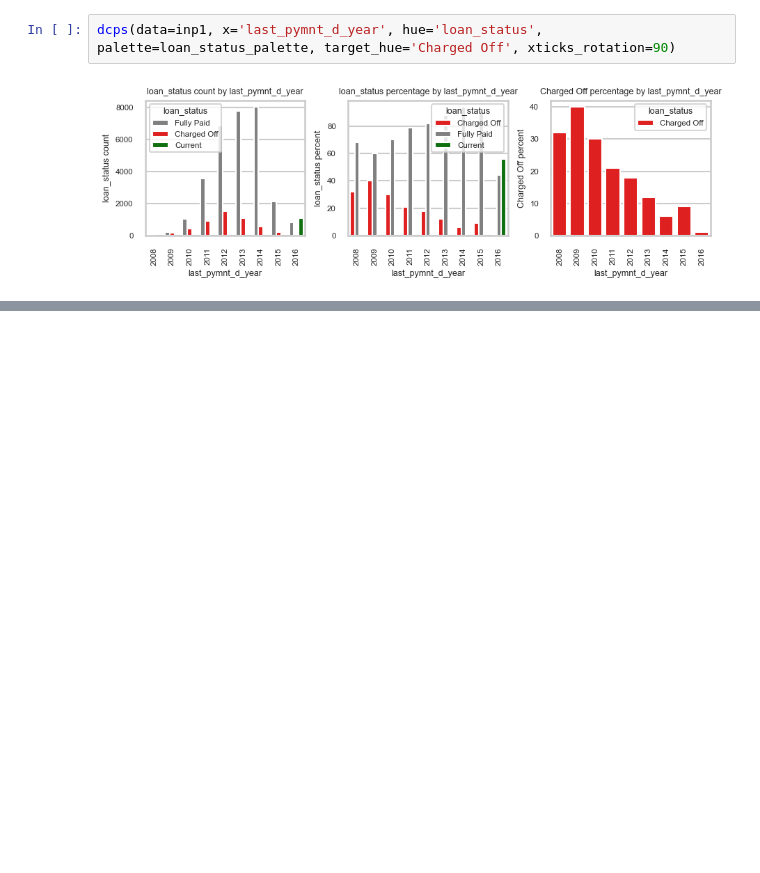
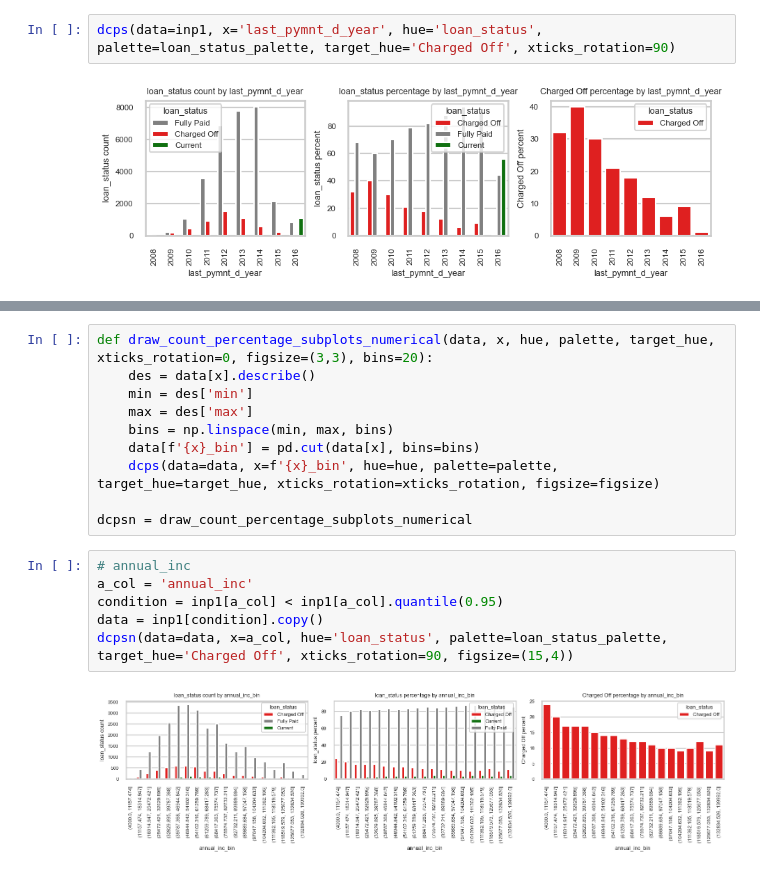
Before and after one commit to blogbydev/lendingcasestudy, a Jupyter notebook: lcs_suyash.ipynb, the cells around one changed output, grey strips where cells are left out. Drawn from its saved outputs; the diff is of its cells as text; blank space fills up the shorter version.

```diff
--- a/lcs_suyash.ipynb
+++ b/lcs_suyash.ipynb
@@ -490,0 +523,18 @@ dcps(data=inp1, x='last_pymnt_d_year', hue='loan_status', palette=loan_status_pa
+# %%
+def draw_count_percentage_subplots_numerical(data, x, hue, palette, target_hue, xticks_rotation=0, figsize=(3,3), bins=20):
+    des = data[x].describe()
+    min = des['min']
+    max = des['max']
+    bins = np.linspace(min, max, bins)
+    data[f'{x}_bin'] = pd.cut(data[x], bins=bins)
+    dcps(data=data, x=f'{x}_bin', hue=hue, palette=palette, target_hue=target_hue, xticks_rotation=xticks_rotation, figsize=figsize)
+
+dcpsn = draw_count_percentage_subplots_numerical
+# %%
+# annual_inc
+a_col = 'annual_inc'
+condition = inp1[a_col] < inp1[a_col].quantile(0.95)
+data = inp1[condition].copy()
+dcpsn(data=data, x=a_col, hue='loan_status', palette=loan_status_palette, target_hue='Charged Off', xticks_rotation=90, figsize=(15,4))
+# %% [output]
+[figure, added]
```
Also changed, not shown: parts of 28 cells of this notebook.
